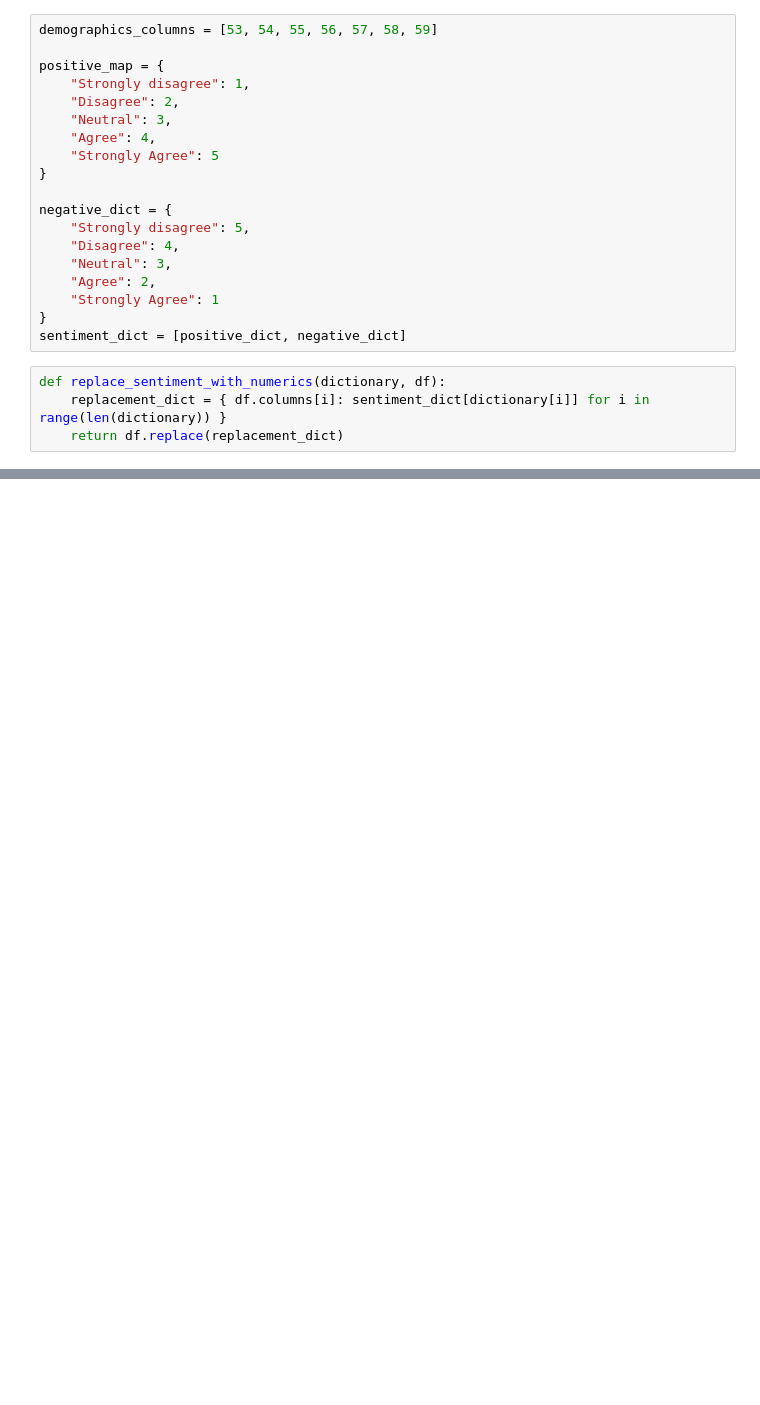
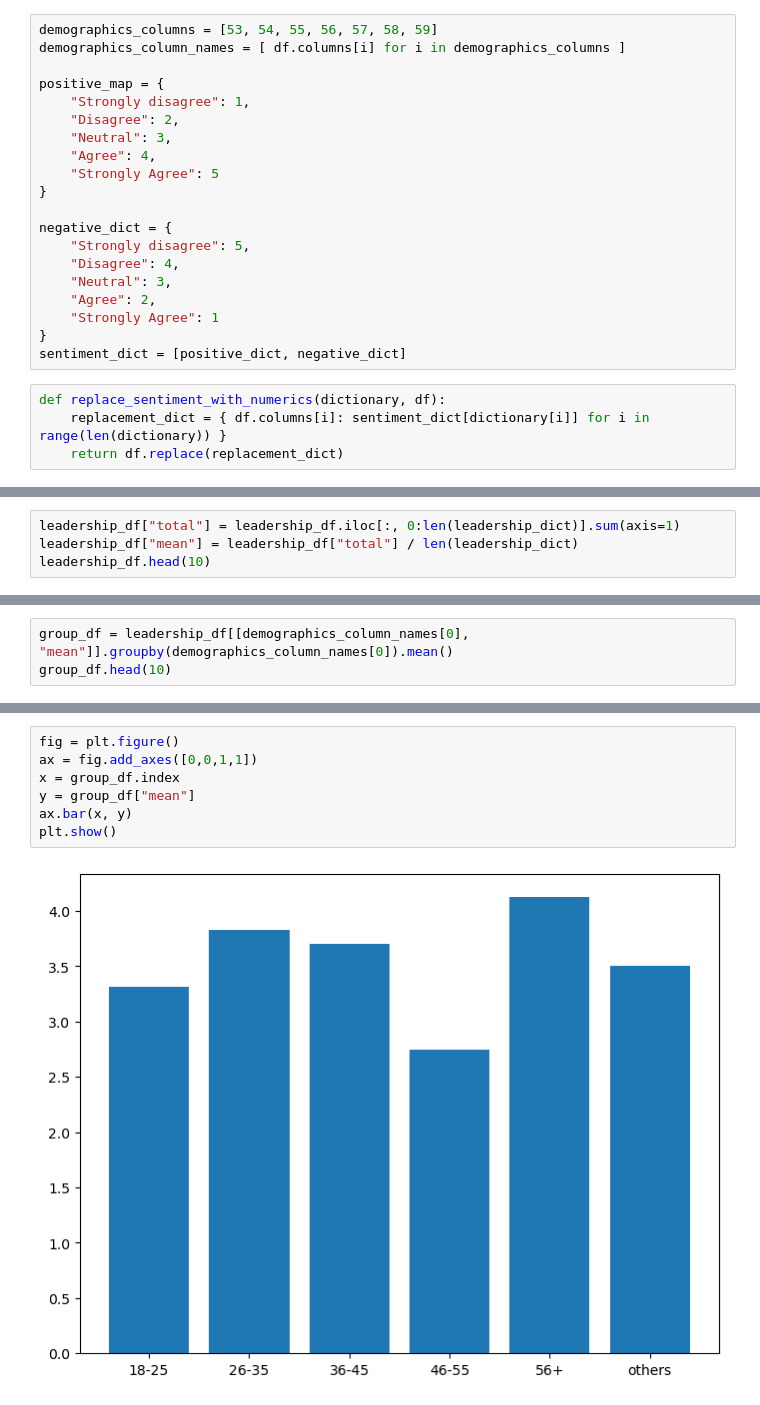
Before and after one commit to ragnarokatz/btm710_proposal_analysis, a Jupyter notebook: analysis.ipynb, the cells around one changed output, grey strips where cells are left out. Saved outputs shown, nothing was run; the diff lists cells and outputs as text; blank space fills up the shorter version.

Commit message:
add bar graph into analysis

```diff
--- a/analysis.ipynb
+++ b/analysis.ipynb
@@ -11,6 +11,7 @@ for column in df.columns:
 df.columns = fixed_column_names
 # %%
 demographics_columns = [53, 54, 55, 56, 57, 58, 59]
+demographics_column_names = [ df.columns[i] for i in demographics_columns ]
 
 positive_map = {
     "Strongly disagree": 1,
@@ -53,0 +68,4 @@ leadership_df.head(10)
+# %%
+leadership_df["total"] = leadership_df.iloc[:, 0:len(leadership_dict)].sum(axis=1)
+leadership_df["mean"] = leadership_df["total"] / len(leadership_dict)
+leadership_df.head(10)
@@ -53,0 +84,3 @@ leadership_df.head(10)
+# %%
+group_df = leadership_df[[demographics_column_names[0], "mean"]].groupby(demographics_column_names[0]).mean()
+group_df.head(10)
@@ -53,0 +96,9 @@ leadership_df.head(10)
+# %%
+fig = plt.figure()
+ax = fig.add_axes([0,0,1,1])
+x = group_df.index
+y = group_df["mean"]
+ax.bar(x, y)
+plt.show()
+# %% [output]
+[figure, added]
```
Also changed, not shown: parts of 5 cells of this notebook.
